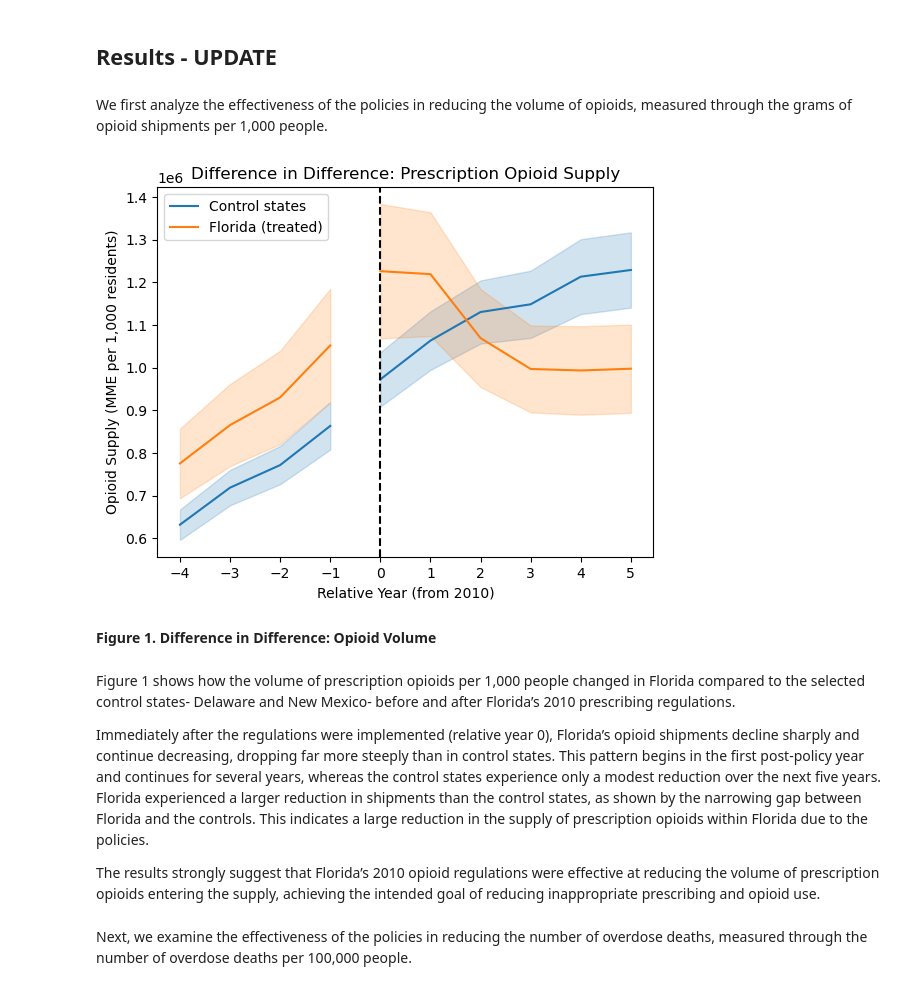
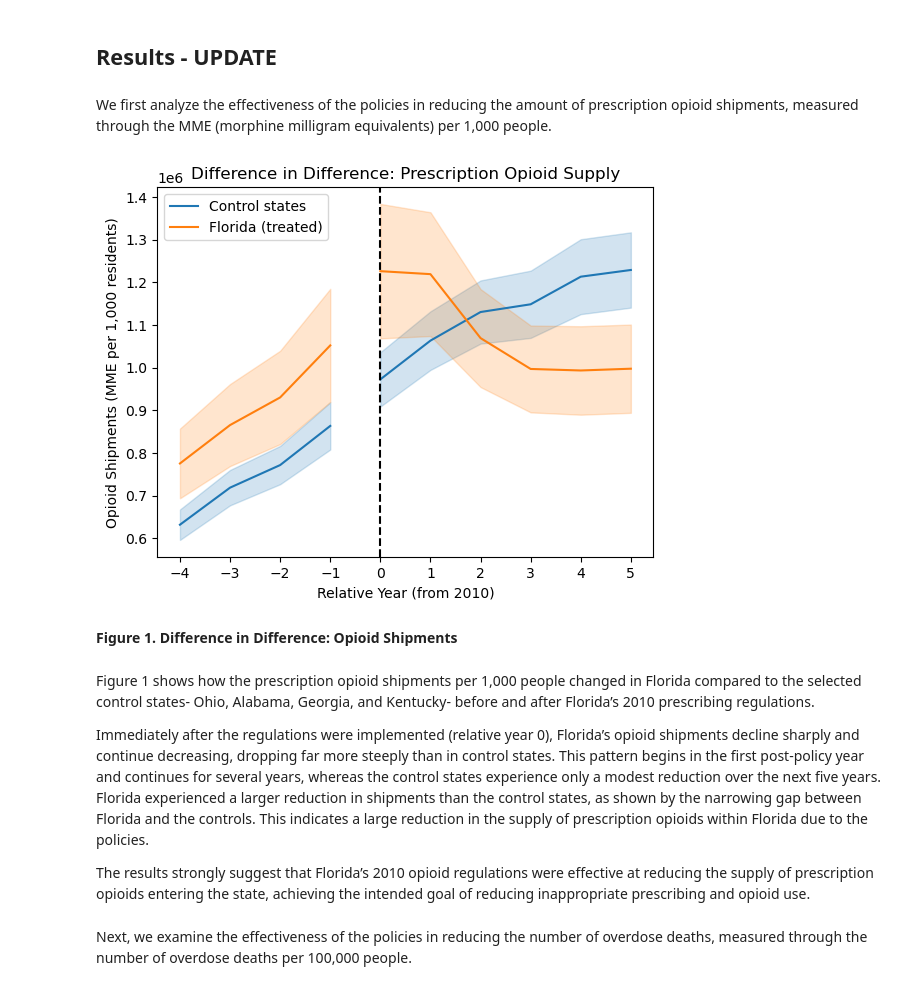
Before and after one commit to rakiranelson/IDS590-Opioids-Final-Project, a Jupyter notebook: opioid_dsm.ipynb, the cells around one changed output. Drawn from its saved outputs; the diff is of its cells as text; code cells hidden in the pictures.

```diff
--- a/opioid_dsm.ipynb
+++ b/opioid_dsm.ipynb
@@ -95,7 +88,7 @@ By examining both prescription opioid availability and overdose mortality, this
 # %% [markdown]
 ## Results - UPDATE
 # %% [markdown]
-We first analyze the effectiveness of the policies in reducing the volume of opioids, measured through the grams of opioid shipments per 1,000 people.
+We first analyze the effectiveness of the policies in reducing the amount of prescription opioid shipments, measured through the MME (morphine milligram equivalents) per 1,000 people.
 # %%
 colors = ["tab:blue", "tab:orange"]
 pre_prescriptions = opioids_states_prescriptions[
@@ -144,43 +137,43 @@ for group, d in pre_prescription_trends.groupby("policy_state"):
         color=colors[group],
         alpha=0.2,
     )
 
 # part of the graph after 2010
 for group, d in post_prescription_trends.groupby("policy_state"):
     # mean line
     ax_pres.plot(
         d["relative_year"],
         d["mean"],
         color=colors[group],
     )
     # SE shading
     ax_pres.fill_between(
         d["relative_year"],
         d["mean"] - 1.96 * d["se"],
         d["mean"] + 1.96 * d["se"],
         color=colors[group],
         alpha=0.2,
     )
 
 ax_pres.axvline(0, color="black", linestyle="--")
 ax_pres.set(
     title="Difference in Difference: Prescription Opioid Supply",
     xlabel="Relative Year (from 2010)",
-    ylabel="Opioid Supply (MME per 1,000 residents)",
+    ylabel="Opioid Shipments (MME per 1,000 residents)",
     xticks=sorted(opioids_states_prescriptions["relative_year"].unique()),
 )
 ax_pres.legend()
 plt.show()
 # %% [output]
-[figure, old version]
+[figure, new version]
 # %% [markdown]
-**Figure 1. Difference in Difference: Opioid Volume**
+**Figure 1. Difference in Difference: Opioid Shipments**
 # %% [markdown]
-Figure 1 shows how the volume of prescription opioids per 1,000 people changed in Florida compared to the selected control states- Delaware and New Mexico- before and after Florida’s 2010 prescribing regulations.
+Figure 1 shows how the prescription opioid shipments per 1,000 people changed in Florida compared to the selected control states- Ohio, Alabama, Georgia, and Kentucky- before and after Florida’s 2010 prescribing regulations.
 
 Immediately after the regulations were implemented (relative year 0), Florida’s opioid shipments decline sharply and continue decreasing, dropping far more steeply than in control states. This pattern begins in the first post-policy year and continues for several years, whereas the control states experience only a modest reduction over the next five years. Florida experienced a larger reduction in shipments than the control states, as shown by the narrowing gap between Florida and the controls. This indicates a large reduction in the supply of prescription opioids within Florida due to the policies.
 
-The results strongly suggest that Florida’s 2010 opioid regulations were effective at reducing the volume of prescription opioids entering the supply, achieving the intended goal of reducing inappropriate prescribing and opioid use.
+The results strongly suggest that Florida’s 2010 opioid regulations were effective at reducing the supply of prescription opioids entering the state, achieving the intended goal of reducing inappropriate prescribing and opioid use.
 # %% [markdown]
 Next, we examine the effectiveness of the policies in reducing the number of overdose deaths, measured through the number of overdose deaths per 100,000 people.
 # %%
```
Also changed, not shown: parts of 9 cells of this notebook, 1 other file.
